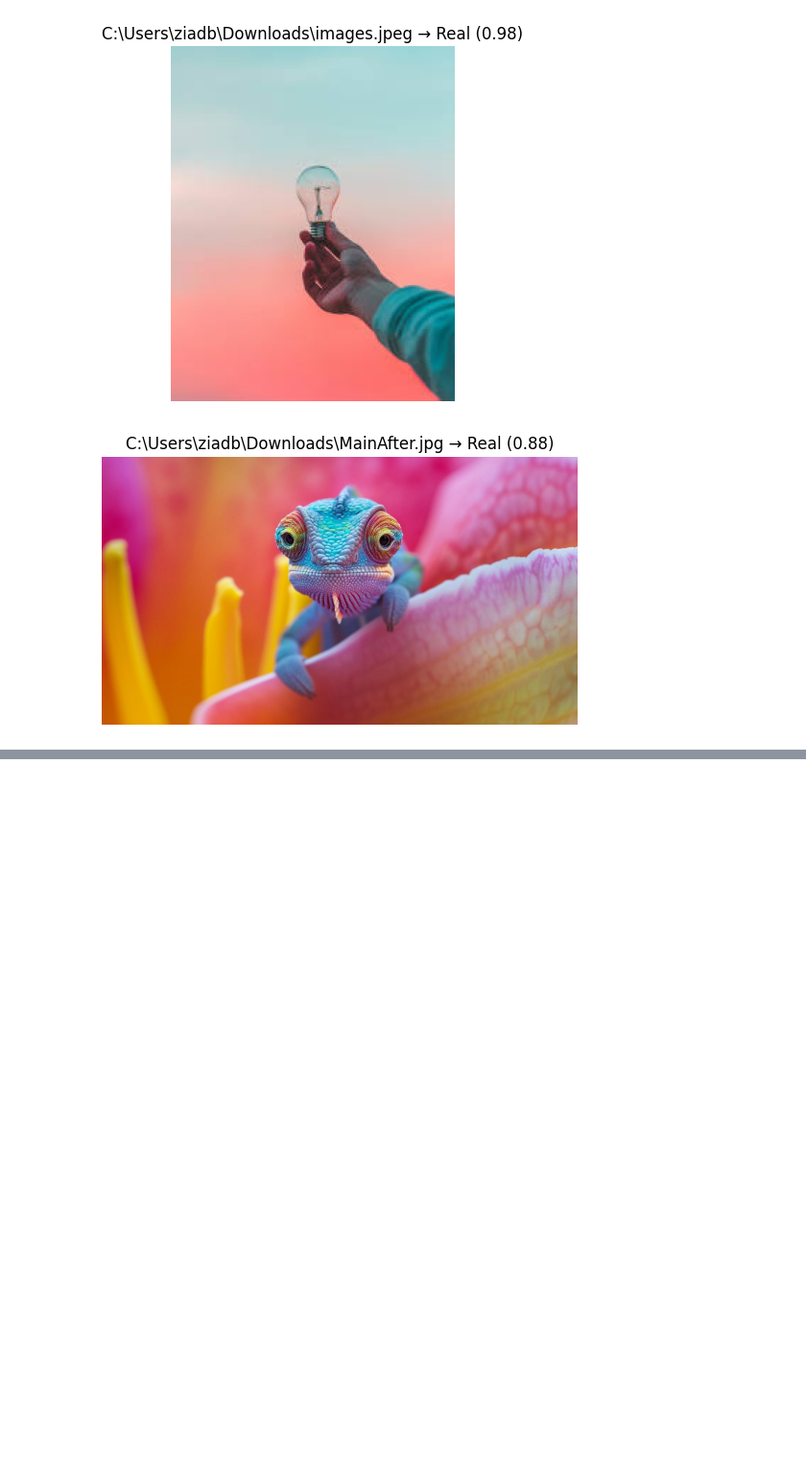
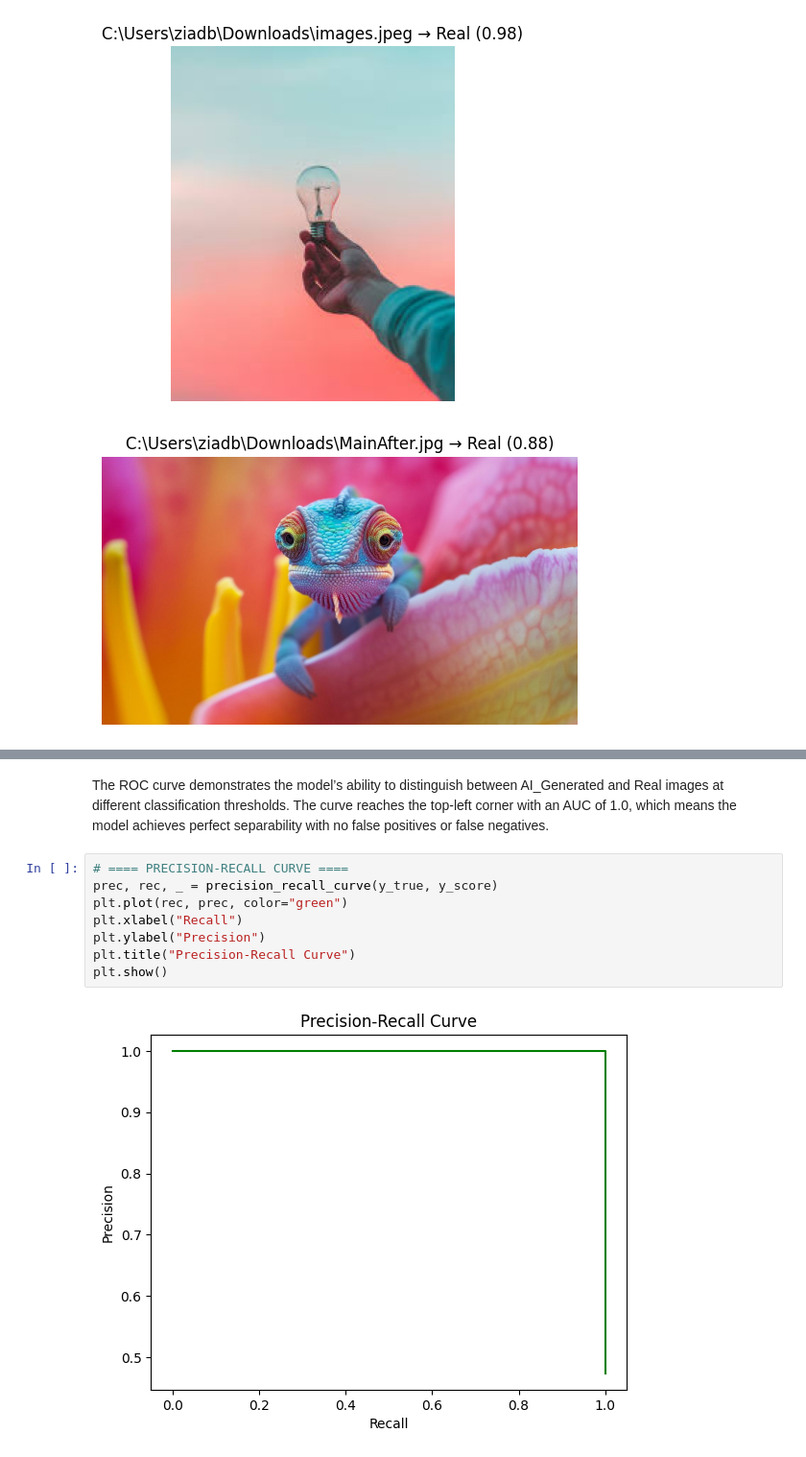
Before and after one commit to ZiadBassem/AI-vs-Real-Images, a Jupyter notebook: Notebooks/Main_Flow.ipynb, the cells around one changed output, grey strips where cells are left out. Shown at 96% size. Cells and saved outputs as stored; diff of their text form; blank space fills up the shorter version.

```diff
--- a/Notebooks/Main_Flow.ipynb
+++ b/Notebooks/Main_Flow.ipynb
@@ -135,0 +236,14 @@ for path in test_images:
+# %% [markdown]
+The ROC curve demonstrates the model’s ability to distinguish between AI_Generated and Real images
+at different classification thresholds. The curve reaches the top-left corner with an AUC of 1.0,
+which means the model achieves perfect separability with no false positives or false negatives.
+# %%
+# ==== PRECISION-RECALL CURVE ====
+prec, rec, _ = precision_recall_curve(y_true, y_score)
+plt.plot(rec, prec, color="green")
+plt.xlabel("Recall")
+plt.ylabel("Precision")
+plt.title("Precision-Recall Curve")
+plt.show()
+# %% [output]
+[figure, added]
```
Also changed, not shown: parts of 15 cells of this notebook, 3 other files.
